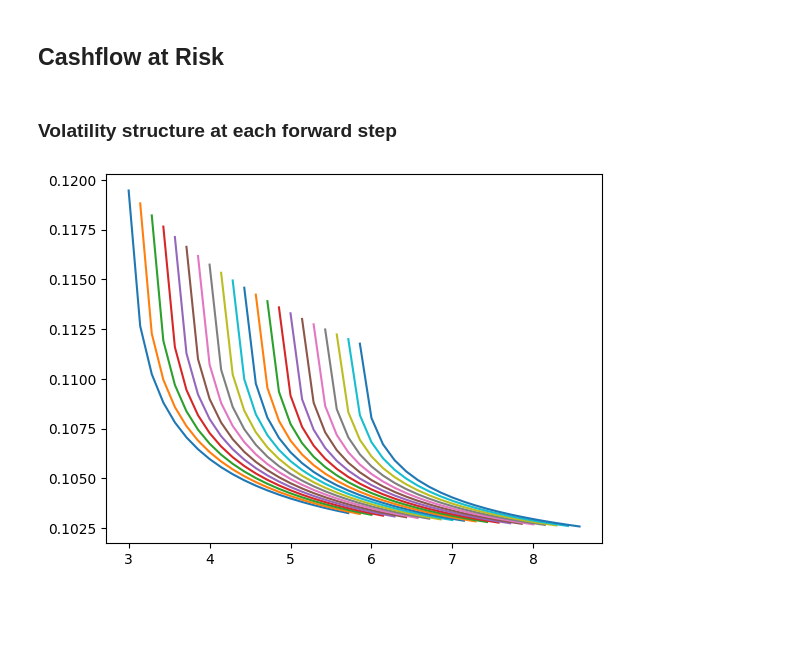
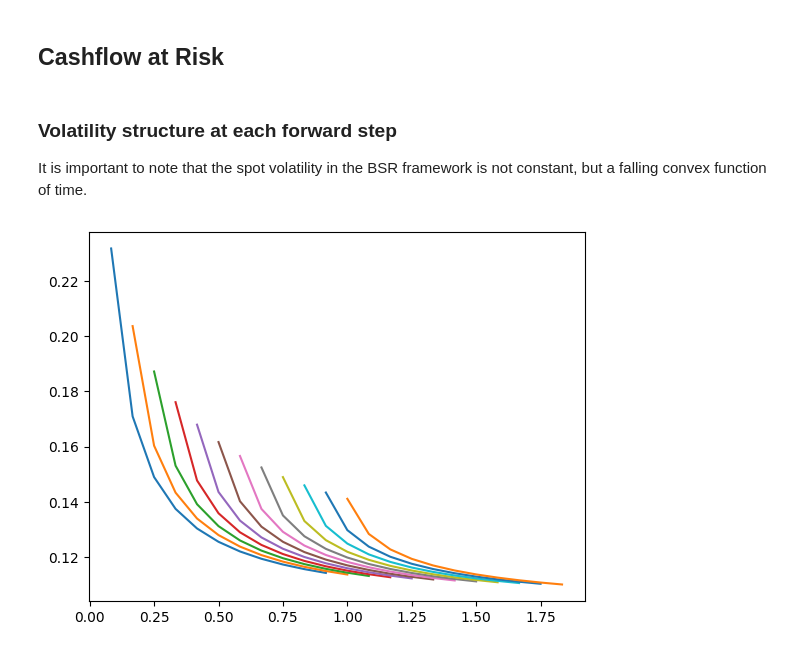
Before and after one commit to bmyksvoll/curves, a Jupyter notebook: bsr_simulation.ipynb, the cells around one changed output. Saved outputs shown, nothing was run; the diff lists cells and outputs as text; code cells hidden in the pictures; blank space fills up the shorter version.

Commit message:
Plotted volatility as a function of tau (expiry)

```diff
--- a/bsr_simulation.ipynb
+++ b/bsr_simulation.ipynb
@@ -216,22 +216,23 @@ plt.plot(times_tau, vol_tau)
 [figure]
 # %% [markdown]
 ## Cashflow at Risk
-# %% [markdown]
-### Volatility structure at each forward step
+# %% [markdown]
+### Volatility structure at each forward step
+It is important to note that the spot volatility in the BSR framework is not constant, but a falling convex function of time.
 # %%
 #sigma_brs (t, tau, T, a,b,c)
-dt = 1/7
-T = 3
+dt = 1/12
+T = 1
 
 b = 2/3/10
 a = 0.2*b
 c = 0.1
 
 initial_times = np.arange(0, T, dt)   # Time steps
 
-for i, t in enumerate(times):
+for i, t in enumerate(initial_times):
     step_times = initial_times + t
     sigma = bsr_volatility.sigma_brs(0, t+dt, step_times, a,b,c)
     plt.plot(step_times, sigma)
 # %% [output]
-[figure, old version]
+[figure, new version]
```
